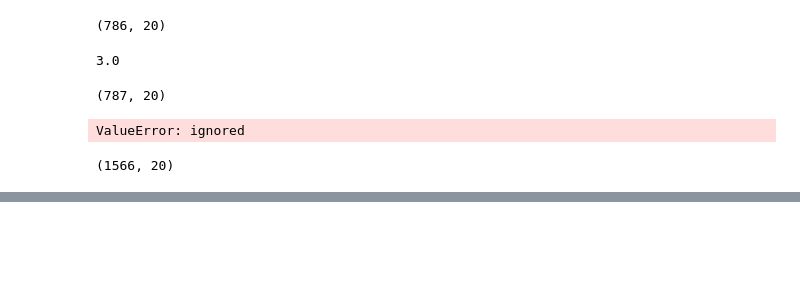
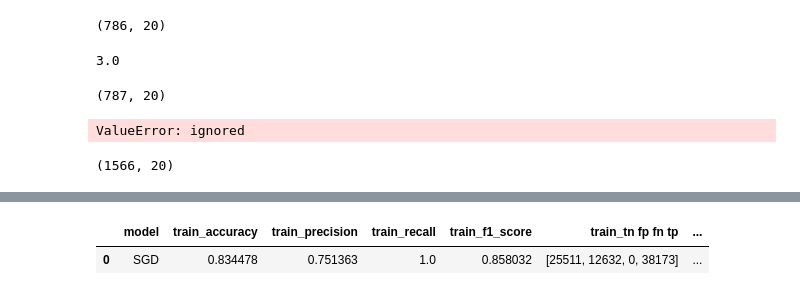
Before and after one commit to rajeshmore1/Capstone-Project-4, a Jupyter notebook: Rajesh_More_Team5_Capstone_Project_4.ipynb, the cells around one changed output, grey strips where cells are left out. Cells and saved outputs as stored; diff of their text form; code cells hidden in the pictures; blank space fills up the shorter version.

```diff
--- a/Rajesh_More_Team5_Capstone_Project_4.ipynb
+++ b/Rajesh_More_Team5_Capstone_Project_4.ipynb
@@ -910,0 +979,4 @@ df3.head(20)
+# %%
+from imblearn.over_sampling import SMOTE
+sampler = SMOTE()
+X,y = sampler.fit_resample(final_df_scaled.drop(['y'],axis=1).values,final_df_scaled['y'].values)
@@ -910,0 +985,16 @@ df3.head(20)
+# %%
+from sklearn.model_selection import train_test_split
+X_train, X_test, y_train, y_test = train_test_split(X,y,test_size = 0.2,random_state=42)
+# %%
+from sklearn.linear_model import SGDClassifier
+from sklearn.metrics import classification_report
+
+sgd_clf = SGDClassifier(loss = 'hinge', penalty = 'l2', random_state=0)
+
+sgd_clf.fit(X_train,y_train)
+
+sgd_prediction = sgd_clf.predict(X_test)
+sgd_accuracy = accuracy_score(y_test,sgd_prediction)
+print("Training accuracy Score    : ",sgd_clf.score(X_train,y_train))
+print("Validation accuracy Score : ",sgd_accuracy )
+print(classification_report(sgd_prediction,y_test))
@@ -910,0 +1012,26 @@ df3.head(20)
+# %%
+from sklearn.metrics import *
+# function to find the metrics for classifiers
+def find_metrics(model_name,model,X_train,X_test,y_train,y_test):
+  models = {'model': [],'train_accuracy': [], 'train_precision': [], 'train_recall': [], 'train_f1_score': [],
+            'train_tn fp fn tp': [], 'train_auc_roc': [], 'test_accuracy': [], 'test_precision': [],
+            'test_recall': [], 'test_f1_score': [], 'test_tn fp fn tp': [], 'test_auc_roc': []}
+  y_pred_test = model.predict(X_test)
+  y_pred_train = model.predict(X_train)
+  models['train_accuracy'].append(accuracy_score(y_train,y_pred_train))
+  models['train_precision'].append(precision_score(y_train,y_pred_train))
+  models['train_recall'].append(recall_score(y_train,y_pred_train))
+  models['train_f1_score'].append(f1_score(y_train,y_pred_train))
+  models['train_tn fp fn tp'].append(confusion_matrix(y_train,y_pred_train).flatten())
+  models['train_auc_roc'].append(roc_auc_score(y_train,y_pred_train))
+  models['test_accuracy'].append(accuracy_score(y_test,y_pred_test))
+  models['test_precision'].append(precision_score(y_test,y_pred_test))
+  models['test_recall'].append(recall_score(y_test,y_pred_test))
+  models['test_f1_score'].append(f1_score(y_test,y_pred_test))
+  models['test_tn fp fn tp'].append(confusion_matrix(y_test,y_pred_test).flatten())
+  models['test_auc_roc'].append(roc_auc_score(y_test,y_pred_test))
+  models['model'].append(model_name)
+  return pd.DataFrame(models)
+# %%
+find_metrics("SGD",sgd_clf,X_train,X_test,y_train,y_test)
+# %% [output]
@@ -910,0 +1039,2 @@ df3.head(20)
+|  | model | train_accuracy | train_precision | train_recall | train_f1_score | train_tn fp fn tp | ... |
+| 0 | SGD | 0.834478 | 0.751363 | 1.0 | 0.858032 | [25511, 12632, 0, 38173] | ... |
```
Also changed, not shown: parts of 13 cells of this notebook.
